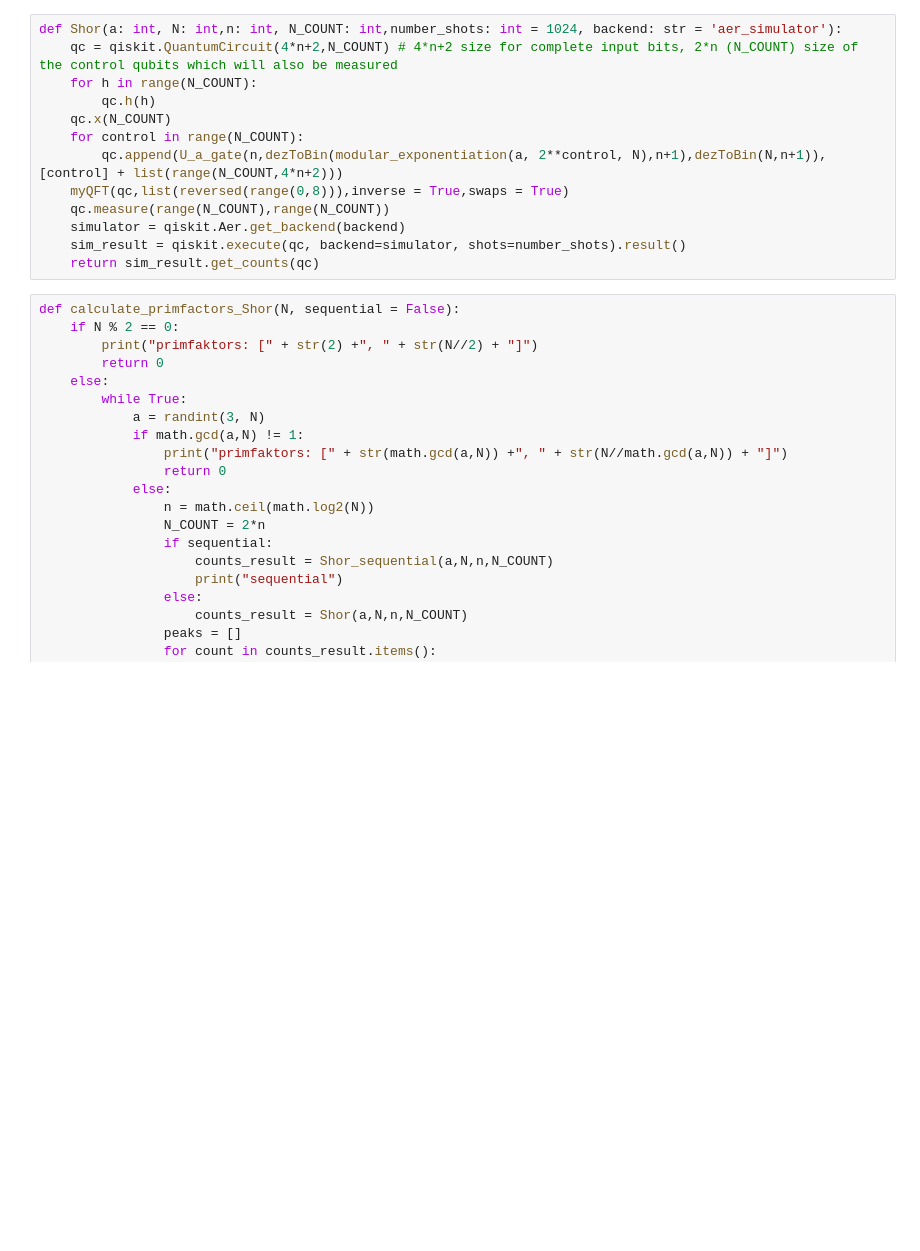
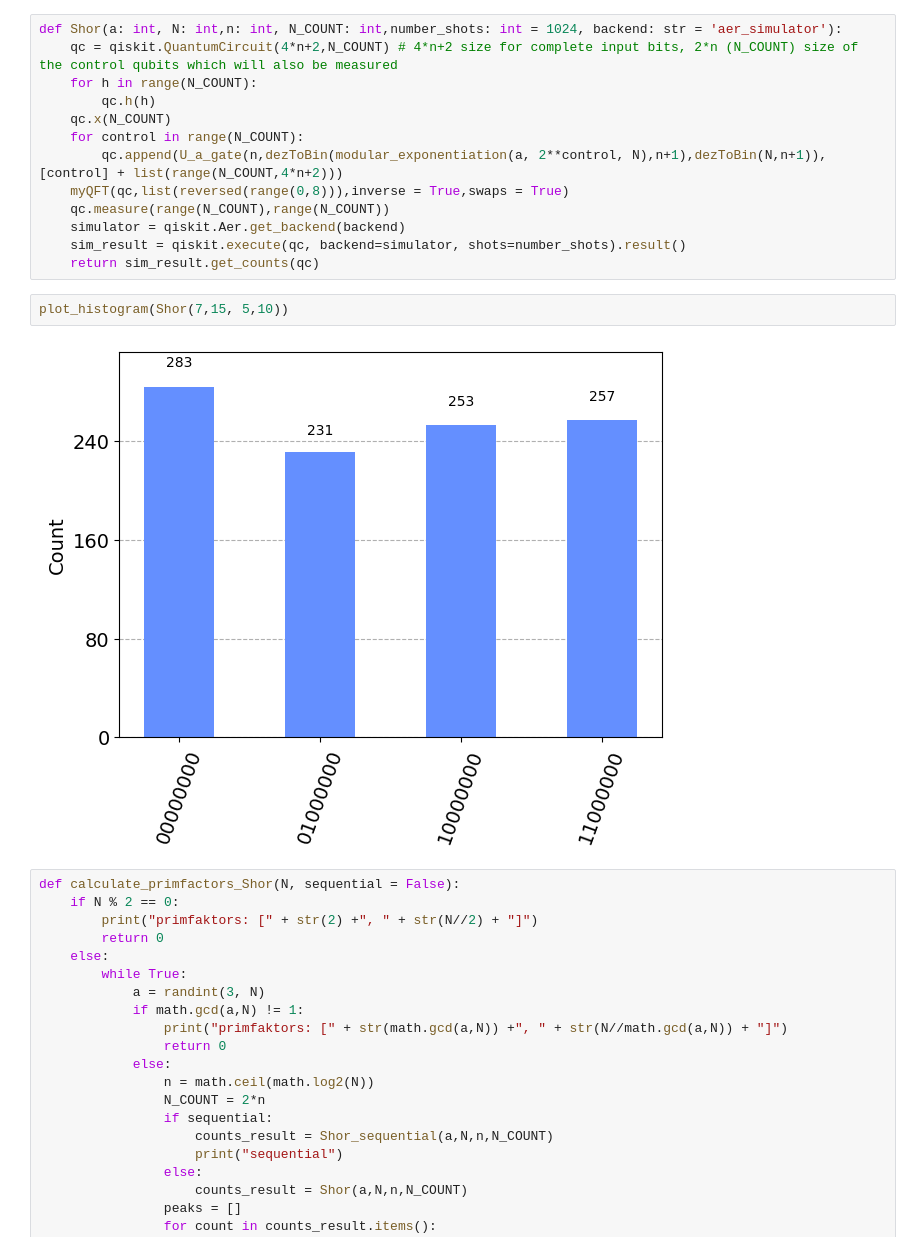
Before and after one commit to Siytta/bachelorarbeit, a Jupyter notebook: Shor_correct_order/shor.ipynb, the cells around one changed output. Drawn from its saved outputs; the diff is of its cells as text; blank space fills up the shorter version.

```diff
--- a/Shor_correct_order/shor.ipynb
+++ b/Shor_correct_order/shor.ipynb
@@ -320,6 +322,10 @@ def Shor(a: int, N: int,n: int, N_COUNT: int,number_shots: int = 1024, backend:
     simulator = qiskit.Aer.get_backend(backend)
     sim_result = qiskit.execute(qc, backend=simulator, shots=number_shots).result()
     return sim_result.get_counts(qc)
+# %%
+plot_histogram(Shor(7,15, 5,10))
+# %% [output]
+[figure, added]
 # %%
 def calculate_primfactors_Shor(N, sequential = False):
     if N % 2 == 0:
```
Also changed, not shown: parts of 1 cell of this notebook, 5 other files.
